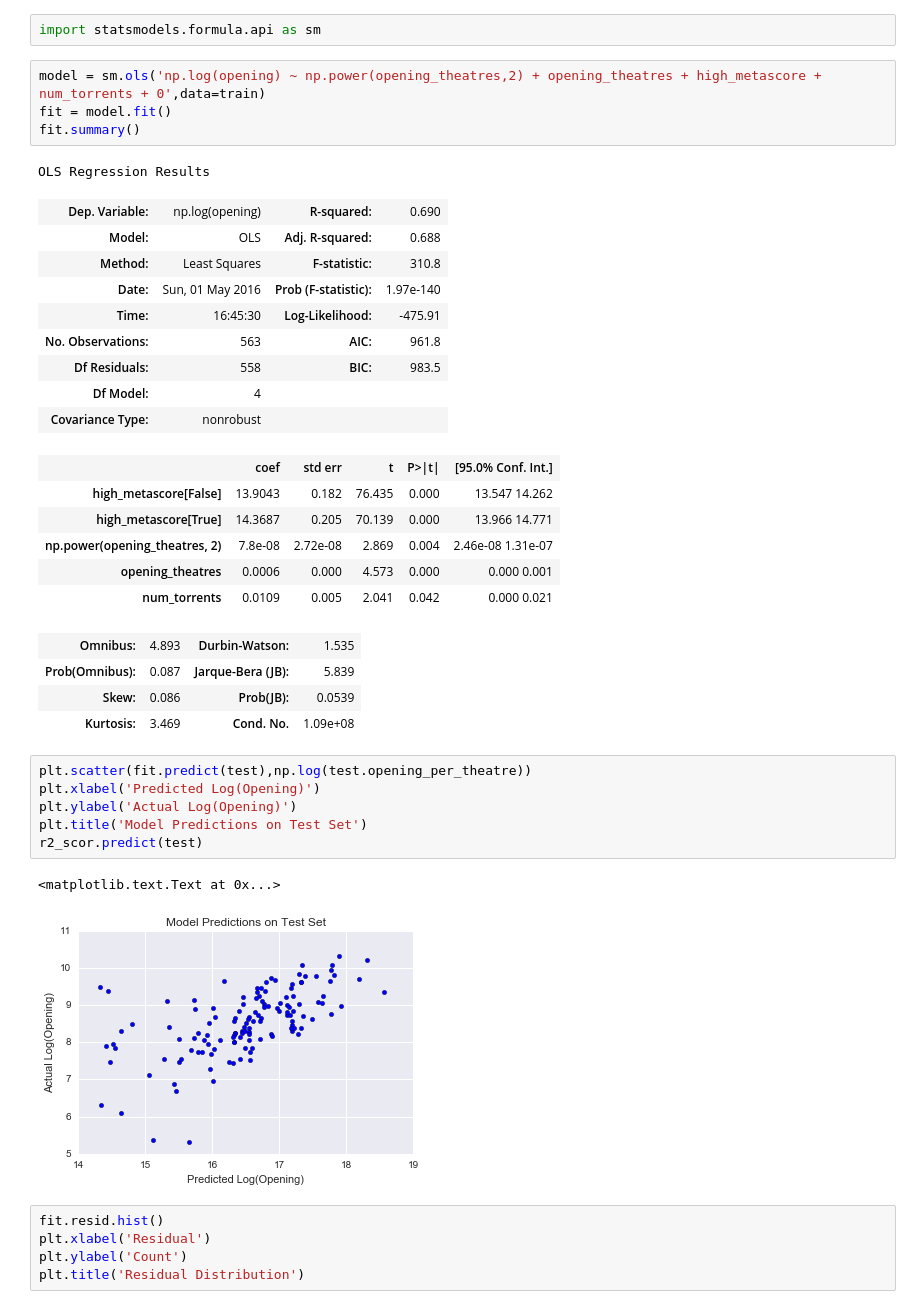
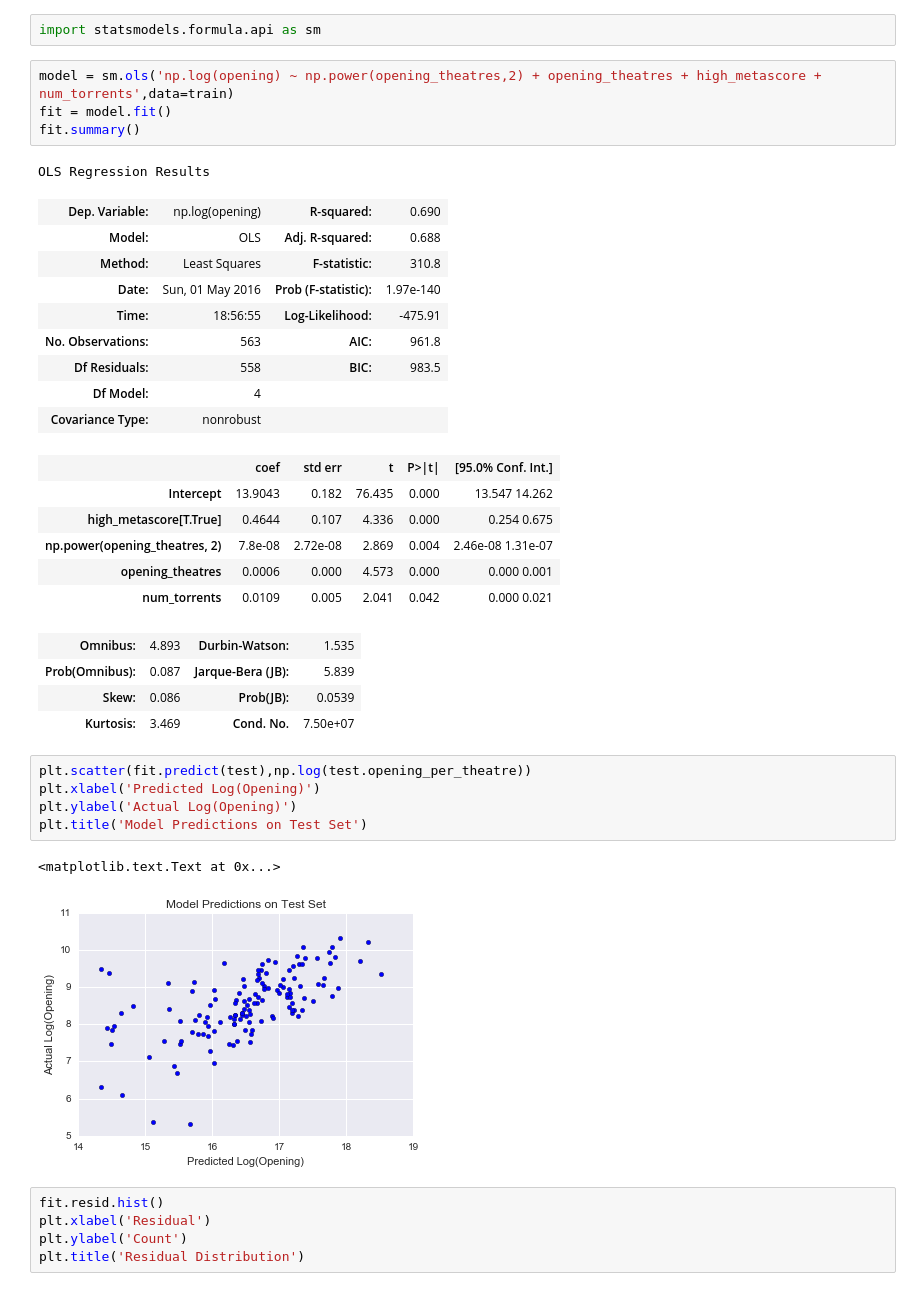
Before and after one commit to WillNetsky/Movie_Data_Regression_Scraping, a Jupyter notebook: model_building.ipynb, the cells around one changed output. Drawn from its saved outputs; the diff is of its cells as text.

```diff
--- a/model_building.ipynb
+++ b/model_building.ipynb
@@ -59,7 +59,7 @@ min_theatres.plot.scatter('metascore','opening_per_theatre')
 # %%
 import statsmodels.formula.api as sm
 # %%
-model = sm.ols('np.log(opening) ~ np.power(opening_theatres,2) + opening_theatres + high_metascore + num_torrents + 0',data=train)
+model = sm.ols('np.log(opening) ~ np.power(opening_theatres,2) + opening_theatres + high_metascore + num_torrents',data=train)
 fit = model.fit()
 fit.summary()
 # %% [output]
@@ -68,30 +68,29 @@ OLS Regression Results
 | Model: | OLS | Adj. R-squared: | 0.688 |
 | Method: | Least Squares | F-statistic: | 310.8 |
 | Date: | Sun, 01 May 2016 | Prob (F-statistic): | 1.97e-140 |
-| Time: | 16:45:30 | Log-Likelihood: | -475.91 |
+| Time: | 18:56:55 | Log-Likelihood: | -475.91 |
 | No. Observations: | 563 | AIC: | 961.8 |
 | Df Residuals: | 558 | BIC: | 983.5 |
 | Df Model: | 4 |  |  |
 | Covariance Type: | nonrobust |  |  |
 |  | coef | std err | t | P>|t| | [95.0% Conf. Int.] |
-| high_metascore[False] | 13.9043 | 0.182 | 76.435 | 0.000 | 13.547 14.262 |
-| high_metascore[True] | 14.3687 | 0.205 | 70.139 | 0.000 | 13.966 14.771 |
+| Intercept | 13.9043 | 0.182 | 76.435 | 0.000 | 13.547 14.262 |
+| high_metascore[T.True] | 0.4644 | 0.107 | 4.336 | 0.000 | 0.254 0.675 |
 | np.power(opening_theatres, 2) | 7.8e-08 | 2.72e-08 | 2.869 | 0.004 | 2.46e-08 1.31e-07 |
 | opening_theatres | 0.0006 | 0.000 | 4.573 | 0.000 | 0.000 0.001 |
 | num_torrents | 0.0109 | 0.005 | 2.041 | 0.042 | 0.000 0.021 |
 | Omnibus: | 4.893 | Durbin-Watson: | 1.535 |
 | Prob(Omnibus): | 0.087 | Jarque-Bera (JB): | 5.839 |
 | Skew: | 0.086 | Prob(JB): | 0.0539 |
-| Kurtosis: | 3.469 | Cond. No. | 1.09e+08 |
+| Kurtosis: | 3.469 | Cond. No. | 7.50e+07 |
 # %%
 plt.scatter(fit.predict(test),np.log(test.opening_per_theatre))
 plt.xlabel('Predicted Log(Opening)')
 plt.ylabel('Actual Log(Opening)')
 plt.title('Model Predictions on Test Set')
-r2_scor.predict(test)
 # %% [output]
 <matplotlib.text.Text at 0x...>
-[figure, old version]
+[figure, new version]
 # %%
 fit.resid.hist()
 plt.xlabel('Residual')
```
Also changed, not shown: 1 other file.
